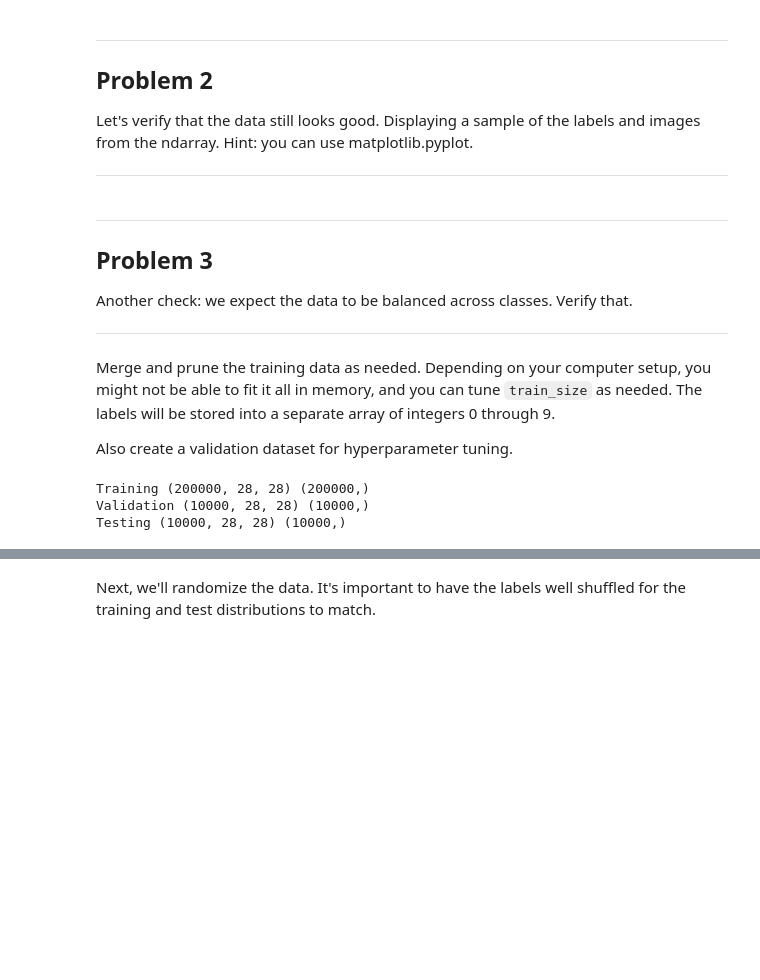
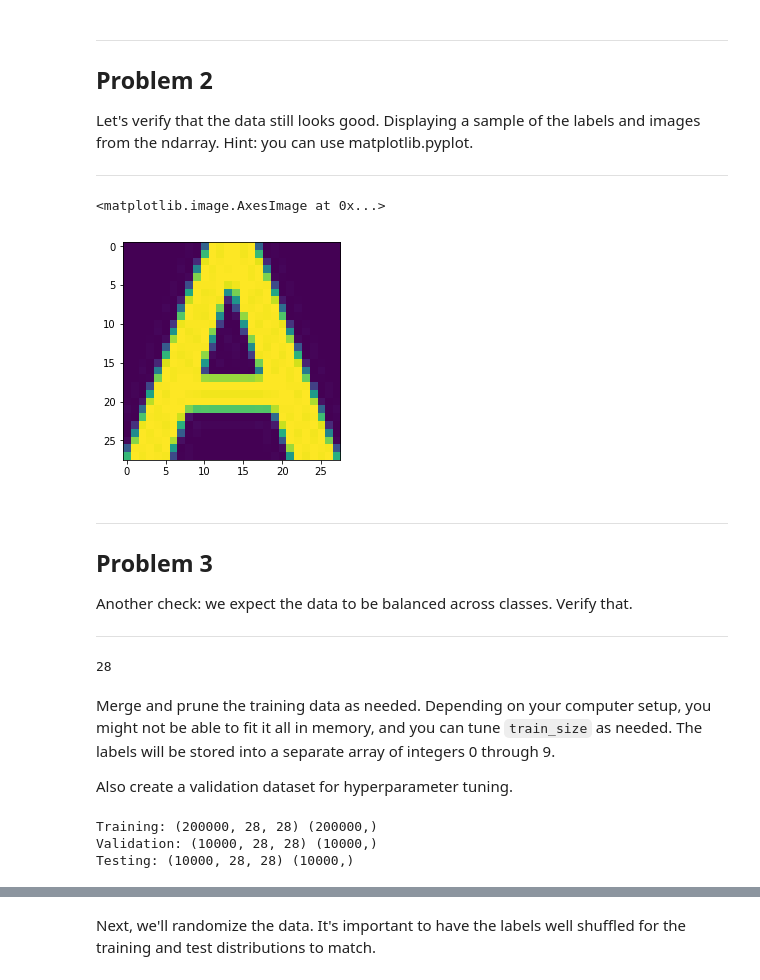
Before and after one commit to jackpien/ipython_notebooks, a Jupyter notebook: udacity/deep_learning/ipython_notebook/1_notmnist.ipynb, the cells around one changed output, grey strips where cells are left out. Drawn from its saved outputs; the diff is of its cells as text; code cells hidden in the pictures; blank space fills up the shorter version.

```diff
--- a/udacity/deep_learning/ipython_notebook/1_notmnist.ipynb
+++ b/udacity/deep_learning/ipython_notebook/1_notmnist.ipynb
@@ -202,6 +218,14 @@ Problem 2
 Let's verify that the data still looks good. Displaying a sample of the labels and images from the ndarray. Hint: you can use matplotlib.pyplot.
 
 ---
+# %%
+jp_fp = open("./notMNIST_small/A.pickle", "rb")
+jp_ddd = pickle.load(jp_fp)
+jp_img = jp_ddd[0,:,:]
+plt.imshow(jp_img)
+# %% [output]
+<matplotlib.image.AxesImage at 0x...>
+[figure, added]
 # %% [markdown]
 ---
 Problem 3
@@ -209,6 +233,11 @@ Problem 3
 Another check: we expect the data to be balanced across classes. Verify that.
 
 ---
+# %%
+train_datasets
+image_size
+# %% [output]
+28
 # %% [markdown]
 Merge and prune the training data as needed. Depending on your computer setup, you might not be able to fit it all in memory, and you can tune `train_size` as needed. The labels will be stored into a separate array of integers 0 through 9.
 
@@ -216,6 +245,8 @@ Also create a validation dataset for hyperparameter tuning.
 # %%
 def make_arrays(nb_rows, img_size):
   if nb_rows:
+    # nb_rows = 10000, img_size = 28
+
     dataset = np.ndarray((nb_rows, img_size, img_size), dtype=np.float32)
     labels = np.ndarray(nb_rows, dtype=np.int32)
   else:
@@ -224,6 +255,10 @@ def make_arrays(nb_rows, img_size):
 
 def merge_datasets(pickle_files, train_size, valid_size=0):
   num_classes = len(pickle_files)
+
+  # valid_size = 10000, image_size = 28
+  # train_size = 200000
+
   valid_dataset, valid_labels = make_arrays(valid_size, image_size)
   train_dataset, train_labels = make_arrays(train_size, image_size)
   vsize_per_class = valid_size // num_classes
@@ -269,6 +304,6 @@ print('Training:', train_dataset.shape, train_labels.shape)
 print('Validation:', valid_dataset.shape, valid_labels.shape)
 print('Testing:', test_dataset.shape, test_labels.shape)
 # %% [output]
-Training (200000, 28, 28) (200000,)
-Validation (10000, 28, 28) (10000,)
-Testing (10000, 28, 28) (10000,)
+Training: (200000, 28, 28) (200000,)
+Validation: (10000, 28, 28) (10000,)
+Testing: (10000, 28, 28) (10000,)
```
Also changed, not shown: parts of 8 cells of this notebook, 1 other file.
